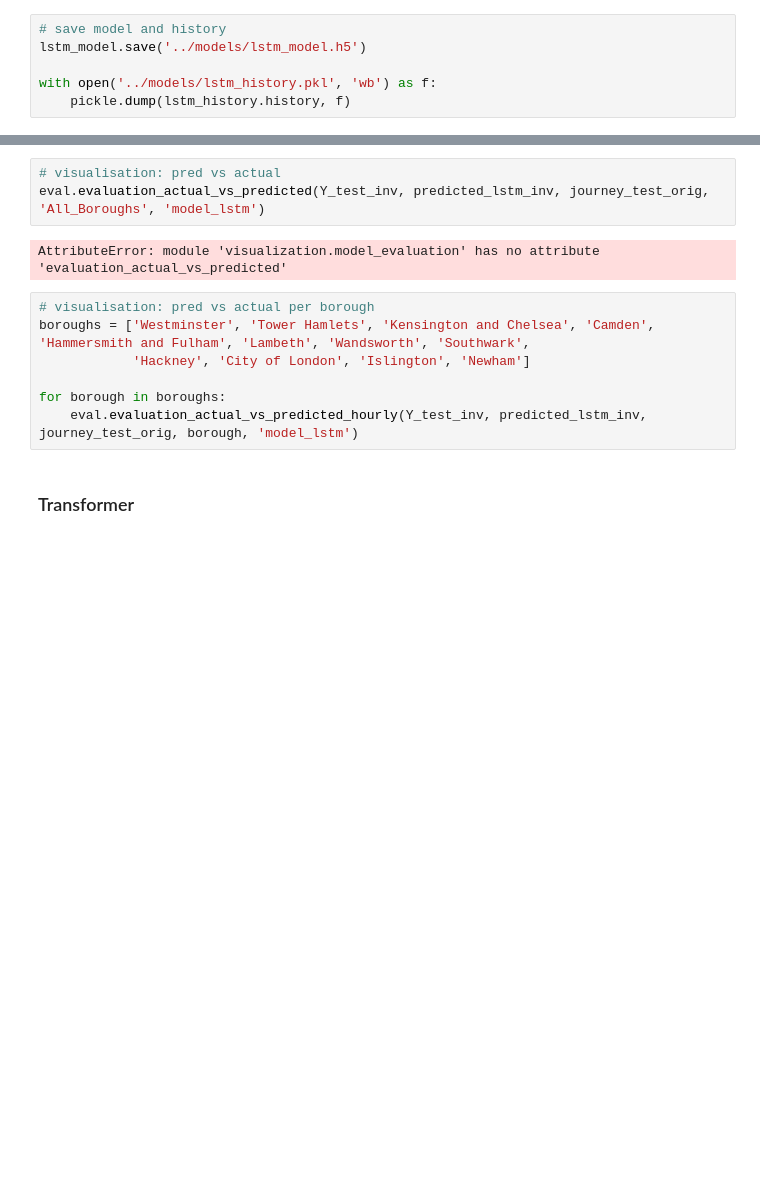
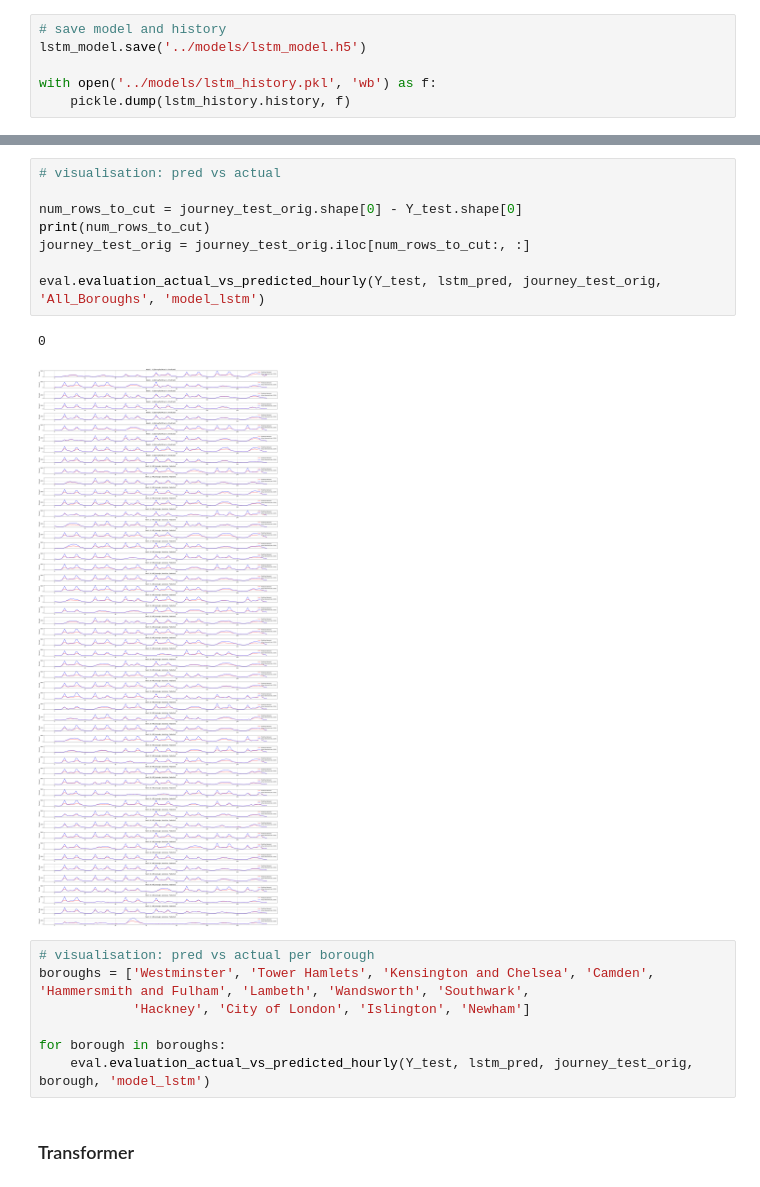
Before and after one commit to tabeaeggler/UrbanMobility, a Jupyter notebook: notebooks/07_model_deep_learning.ipynb, the cells around one changed output, grey strips where cells are left out. Cells and saved outputs as stored; diff of their text form; blank space fills up the shorter version.

```diff
--- a/notebooks/07_model_deep_learning.ipynb
+++ b/notebooks/07_model_deep_learning.ipynb
@@ -136,15 +167,21 @@ eval.evaluation_vis(Y_test_inv, predicted_lstm_inv.reshape(-1))
 # %%
 # visualisation: pred vs actual
-eval.evaluation_actual_vs_predicted(Y_test_inv, predicted_lstm_inv, journey_test_orig, 'All_Boroughs', 'model_lstm')
+
+num_rows_to_cut = journey_test_orig.shape[0] - Y_test.shape[0]
+print(num_rows_to_cut)
+journey_test_orig = journey_test_orig.iloc[num_rows_to_cut:, :]
+
+eval.evaluation_actual_vs_predicted_hourly(Y_test, lstm_pred, journey_test_orig, 'All_Boroughs', 'model_lstm')
 # %% [output]
-AttributeError: module 'visualization.model_evaluation' has no attribute 'evaluation_actual_vs_predicted'
+0
+[figure, added]
 # %%
 # visualisation: pred vs actual per borough
 boroughs = ['Westminster', 'Tower Hamlets', 'Kensington and Chelsea', 'Camden', 'Hammersmith and Fulham', 'Lambeth', 'Wandsworth', 'Southwark',
             'Hackney', 'City of London', 'Islington', 'Newham']
 
 for borough in boroughs:
-    eval.evaluation_actual_vs_predicted_hourly(Y_test_inv, predicted_lstm_inv, journey_test_orig, borough, 'model_lstm')
+    eval.evaluation_actual_vs_predicted_hourly(Y_test, lstm_pred, journey_test_orig, borough, 'model_lstm')
 # %% [markdown]
 ### Transformer
 # %%
```
Also changed, not shown: parts of 15 cells of this notebook, 2 other files.
